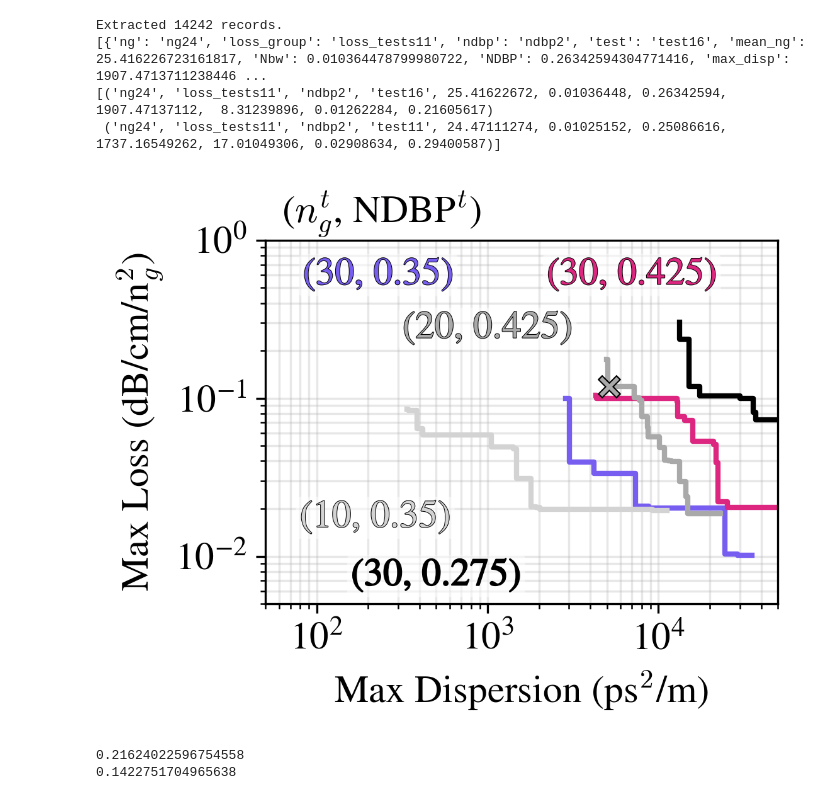
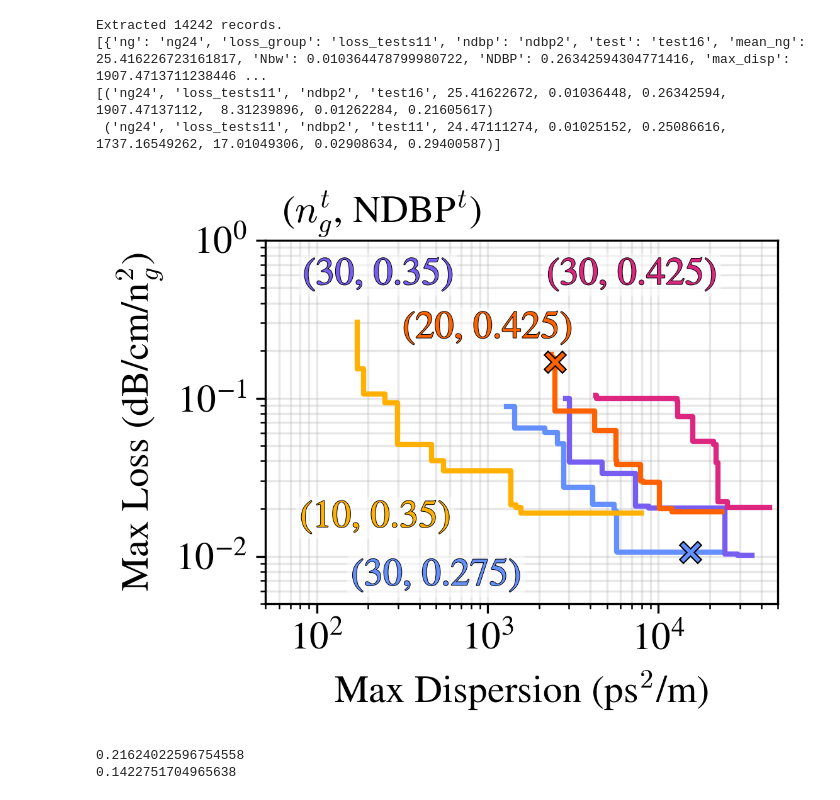
Before and after one commit to DominicJThompson/optGME, a Jupyter notebook: paper2/plots/diagramsV2.ipynb, the cells around one changed output. Cells and saved outputs as stored; diff of their text form; code cells hidden in the pictures.

```diff
--- a/paper2/plots/diagramsV2.ipynb
+++ b/paper2/plots/diagramsV2.ipynb
@@ -2530,18 +2530,19 @@ line_metadata = [
                  ('ng10','ndbp2',cs['y'],'10','0.35',220,0.0175),
                  ('ng20','ndbp3',cs['o'],'20','0.425',1000,0.275),]
 
-line_metadata = [
-                 ('ng30','ndbp4','k','30','0.275',500,0.0075),
-                 ('ng30','ndbp2',cs['p'],'30','0.35',spacing[1]+30,0.6),
-                 ('ng30','ndbp3',cs['m'],'30','0.425',7000,0.6),
-                 ('ng10','ndbp4','lightgray','10','0.35',220,0.0175),
-                 ('ng20','ndbp4','darkgray','20','0.425',1000,0.275),]
+# line_metadata = [
+#                  ('ng30','ndbp4','k','30','0.275',500,0.0075),
+#                  ('ng30','ndbp2',cs['p'],'30','0.35',spacing[1]+30,0.6),
+#                  ('ng30','ndbp3',cs['m'],'30','0.425',7000,0.6),
+#                  ('ng10','ndbp4','lightgray','10','0.35',220,0.0175),
+#                  ('ng20','ndbp4','darkgray','20','0.425',1000,0.275),]
 
 for idx, line in enumerate(line_metadata):
     mask = (
         (np_array["ng"] == line[0])
         & (np_array["ndbp"] == line[1])
-        & (np_array["true_cost"] < TRUE_COST_THRESHOLD)
+        & (np_array["true_cost"] < TRUE_COST_THRESHOLD) &
+        (np.abs(np_array["mean_ng"]-np.array([int(n[-2:]) for n in np_array["ng"]])) < 2)
     )
     sub = np_array[mask]
 
@@ -2597,34 +2598,34 @@ for idx, line in enumerate(line_metadata):
         bbox=dict(facecolor='white', edgecolor='none', alpha=0.5, boxstyle='round,pad=0.1')
     )
 
     t.set_path_effects([
         pe.Stroke(linewidth=.5, foreground="black"),  # outline thickness
         pe.Normal()
     ])
 
     #add x markers
     if idx == 0:
         ax.scatter(x_steps[-5], y_steps[-5], marker='x', s=50 * TEXT_SCALE, color='black',linewidth=2.5,zorder=5)
         ax.scatter(x_steps[-5], y_steps[-5], marker='x', s=40 * TEXT_SCALE, color=line[2],zorder=6)
     if  idx == 4:
         ax.scatter(x_steps[10], y_steps[10], marker='x', s=50 * TEXT_SCALE, color='black',linewidth=2.5,zorder=5)
         ax.scatter(x_steps[10], y_steps[10], marker='x', s=40 * TEXT_SCALE, color=line[2],zorder=6)
 
 #add text labels
 ax.text(spacing[1]+40, 1.45, f"($n_g^t$, NDBP$^t$)", fontsize=14*TEXT_SCALE, color='black', ha='center', va='center')
 
 ax.set_xlabel(r"Max Dispersion (ps$^2$/m)", fontsize=14*TEXT_SCALE)
 ax.set_ylabel(r"Max Loss (dB/cm/n$_g^2$)", fontsize=14*TEXT_SCALE)
 ax.grid(True, alpha=0.3, which='both')
 ax.tick_params(axis='both', which='major', labelsize=14*TEXT_SCALE)
 ax.set_xscale("log")
 ax.set_yscale("log")
 ax.set_xlim(5e1, 5e4)
 ax.set_ylim(5e-3, 1)
 
 plt.show()
 # %% [output]
-[figure, old version]
+[figure, new version]
 # %%
 from matplotlib.patches import RegularPolygon
 from matplotlib.colors import Normalize
```
Also changed, not shown: parts of 3 cells of this notebook, 1 other file.
